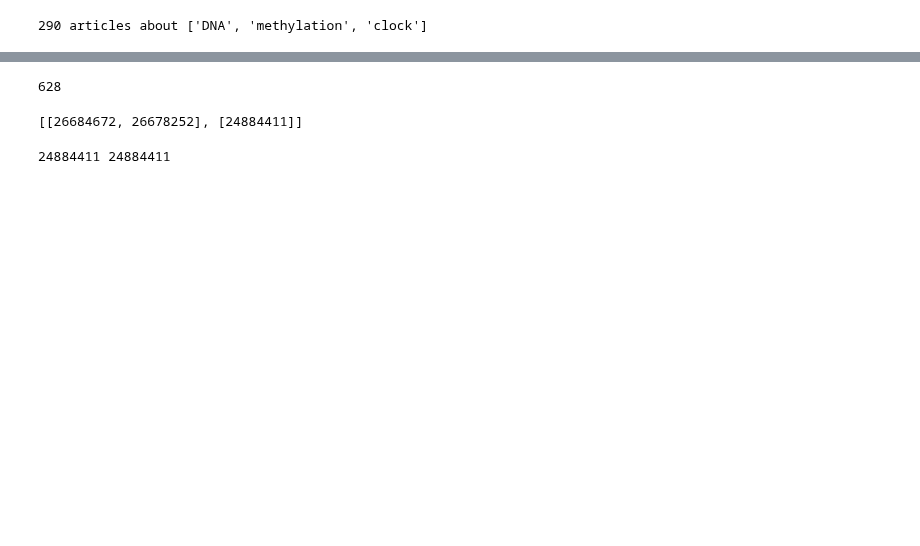
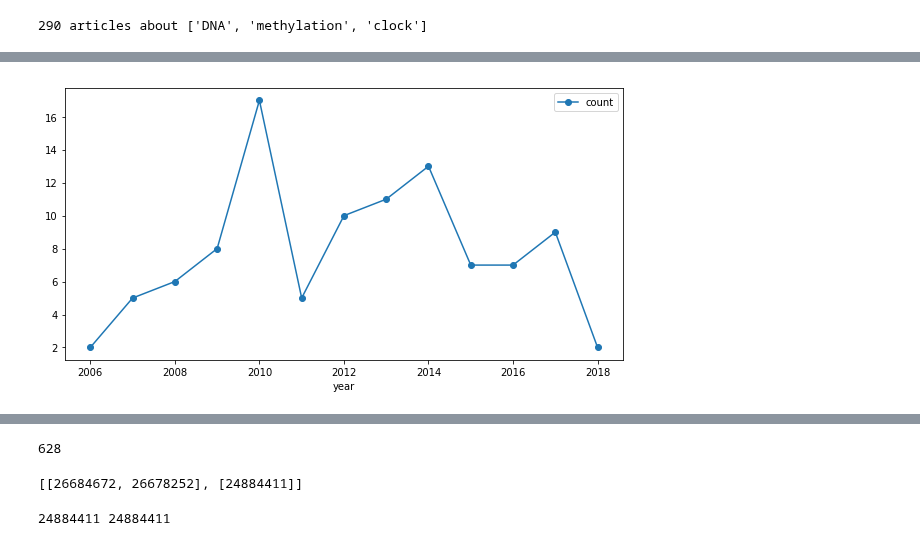
Before and after one commit to JetBrains-Research/pubtrends, a Jupyter notebook: models/key_papers.ipynb, the cells around one changed output, grey strips where cells are left out. Saved outputs shown, nothing was run; the diff lists cells and outputs as text; code cells hidden in the pictures; blank space fills up the shorter version.

```diff
--- a/models/key_papers.ipynb
+++ b/models/key_papers.ipynb
@@ -27,0 +116,5 @@ print(f'{len(results)} articles about {terms}')
+# %%
+# Deregulated expression of the PER1, PER2 and PER3 genes in breast cancers. Chen ST1, Choo KB, Hou MF, Yeh KT, Kuo SJ, Chang JG.
+plot_citation_timeline(15790588)
+# %% [output]
+[figure, added]
```
Also changed, not shown: parts of 30 cells of this notebook.
